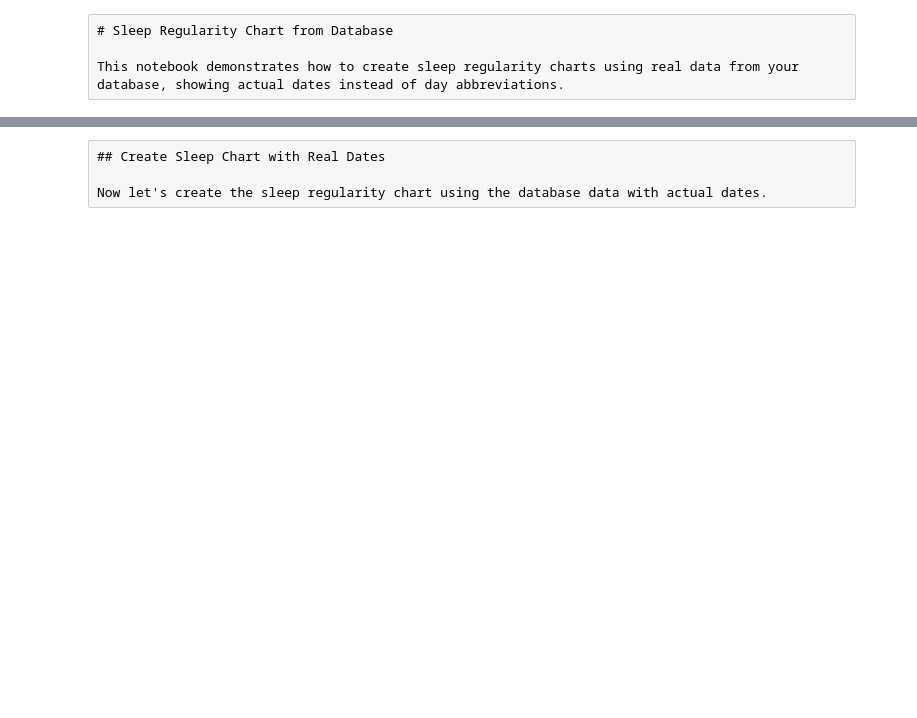
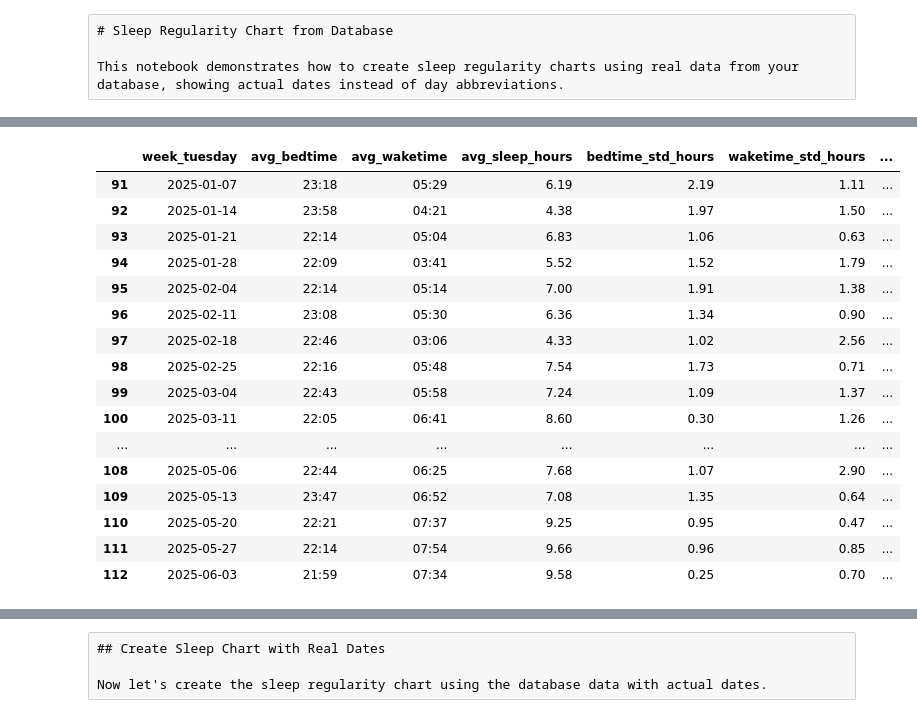
Before and after one commit to michel8195/healthdatabase, a Jupyter notebook: notebooks/sleep_chart_database.ipynb, the cells around one changed output, grey strips where cells are left out. Cells and saved outputs as stored; diff of their text form; code cells hidden in the pictures; blank space fills up the shorter version.

```diff
--- a/notebooks/sleep_chart_database.ipynb
+++ b/notebooks/sleep_chart_database.ipynb
@@ -21,0 +47,87 @@ Let's load the most recent 7 days of sleep data from your database.
+# %%
+import pandas as pd
+from datetime import datetime, timedelta
+
+# Convert the dataframe to have proper datetime columns
+df['sleep_start'] = pd.to_datetime(df['sleep_start'])
+df['sleep_end'] = pd.to_datetime(df['sleep_end'])
+df['date'] = pd.to_datetime(df['date'])
+
+# Calculate total sleep duration in hours
+df['total_sleep_hours'] = (df['sleep_end'] - df['sleep_start']).dt.total_seconds() / 3600
+
+# Extract time components for averaging - handle midnight crossover properly
+def get_bedtime_minutes(sleep_start, sleep_date):
+    """Convert bedtime to minutes, handling midnight crossover."""
+    # If sleep starts after midnight (early morning hours like 00:30),
+    # treat it as late night of the previous day for averaging purposes
+    if sleep_start.hour < 12:  # Early morning hours (00:00 - 11:59)
+        # Add 24 hours worth of minutes to represent late night
+        return (sleep_start.hour + 24) * 60 + sleep_start.minute
+    else:
+        return sleep_start.hour * 60 + sleep_start.minute
+
+df['bedtime_minutes'] = df.apply(lambda row: get_bedtime_minutes(row['sleep_start'], row['date']), axis=1)
+df['waketime_minutes'] = df['sleep_end'].dt.hour * 60 + df['sleep_end'].dt.minute
+
+# Create a function to get the Tuesday of each week
+def get_tuesday_of_week(date):
+    """Get the Tuesday of the week for a given date."""
+    days_since_tuesday = (date.weekday() - 1) % 7
+    tuesday = date - timedelta(days=days_since_tuesday)
+    return tuesday
+
+# Add Tuesday column for grouping
+df['week_tuesday'] = df['date'].apply(get_tuesday_of_week)
+
+# Group by Tuesday and calculate weekly averages and standard deviations
+weekly_averages = df.groupby('week_tuesday').agg({
+    'bedtime_minutes': ['mean', 'std'],
+    'waketime_minutes': ['mean', 'std'],
+    'total_sleep_hours': ['mean', 'std']
+}).reset_index()
+
+# Flatten column names
+weekly_averages.columns = ['week_tuesday', 'bedtime_minutes_mean', 'bedtime_minutes_std',
+                          'waketime_minutes_mean', 'waketime_minutes_std',
+                          'total_sleep_hours_mean', 'total_sleep_hours_std']
+
+# Convert minutes back to time format for display
+def minutes_to_time(minutes):
+    """Convert minutes to time format, handling values > 24 hours."""
+    # Handle bedtimes that went past midnight
+    if minutes >= 24 * 60:
+        minutes = minutes - 24 * 60
+    hours = int(minutes // 60)
+    mins = int(minutes % 60)
+    return f"{hours:02d}:{mins:02d}"
+
+weekly_averages['avg_bedtime'] = weekly_averages['bedtime_minutes_mean'].apply(minutes_to_time)
+weekly_averages['avg_waketime'] = weekly_averages['waketime_minutes_mean'].apply(minutes_to_time)
+weekly_averages['avg_sleep_hours'] = weekly_averages['total_sleep_hours_mean'].round(2)
+
+# Add standard deviation columns
+weekly_averages['bedtime_std_hours'] = (weekly_averages['bedtime_minutes_std'] / 60).round(2)
+weekly_averages['waketime_std_hours'] = (weekly_averages['waketime_minutes_std'] / 60).round(2)
+weekly_averages['sleep_hours_std'] = weekly_averages['total_sleep_hours_std'].round(2)
+
+weekly_averages[['week_tuesday', 'avg_bedtime', 'avg_waketime', 'avg_sleep_hours',
+                'bedtime_std_hours', 'waketime_std_hours', 'sleep_hours_std']].tail(22) # .to_csv('~/Downloads/sleep_data.csv')
+# %% [output]
+|  | week_tuesday | avg_bedtime | avg_waketime | avg_sleep_hours | bedtime_std_hours | waketime_std_hours | ... |
+| 91 | 2025-01-07 | 23:18 | 05:29 | 6.19 | 2.19 | 1.11 | ... |
+| 92 | 2025-01-14 | 23:58 | 04:21 | 4.38 | 1.97 | 1.50 | ... |
+| 93 | 2025-01-21 | 22:14 | 05:04 | 6.83 | 1.06 | 0.63 | ... |
+| 94 | 2025-01-28 | 22:09 | 03:41 | 5.52 | 1.52 | 1.79 | ... |
+| 95 | 2025-02-04 | 22:14 | 05:14 | 7.00 | 1.91 | 1.38 | ... |
+| 96 | 2025-02-11 | 23:08 | 05:30 | 6.36 | 1.34 | 0.90 | ... |
+| 97 | 2025-02-18 | 22:46 | 03:06 | 4.33 | 1.02 | 2.56 | ... |
+| 98 | 2025-02-25 | 22:16 | 05:48 | 7.54 | 1.73 | 0.71 | ... |
+| 99 | 2025-03-04 | 22:43 | 05:58 | 7.24 | 1.09 | 1.37 | ... |
+| 100 | 2025-03-11 | 22:05 | 06:41 | 8.60 | 0.30 | 1.26 | ... |
+| ... | ... | ... | ... | ... | ... | ... | ... |
+| 108 | 2025-05-06 | 22:44 | 06:25 | 7.68 | 1.07 | 2.90 | ... |
+| 109 | 2025-05-13 | 23:47 | 06:52 | 7.08 | 1.35 | 0.64 | ... |
+| 110 | 2025-05-20 | 22:21 | 07:37 | 9.25 | 0.95 | 0.47 | ... |
+| 111 | 2025-05-27 | 22:14 | 07:54 | 9.66 | 0.96 | 0.85 | ... |
+| 112 | 2025-06-03 | 21:59 | 07:34 | 9.58 | 0.25 | 0.70 | ... |
```
Also changed, not shown: parts of 10 cells of this notebook.
